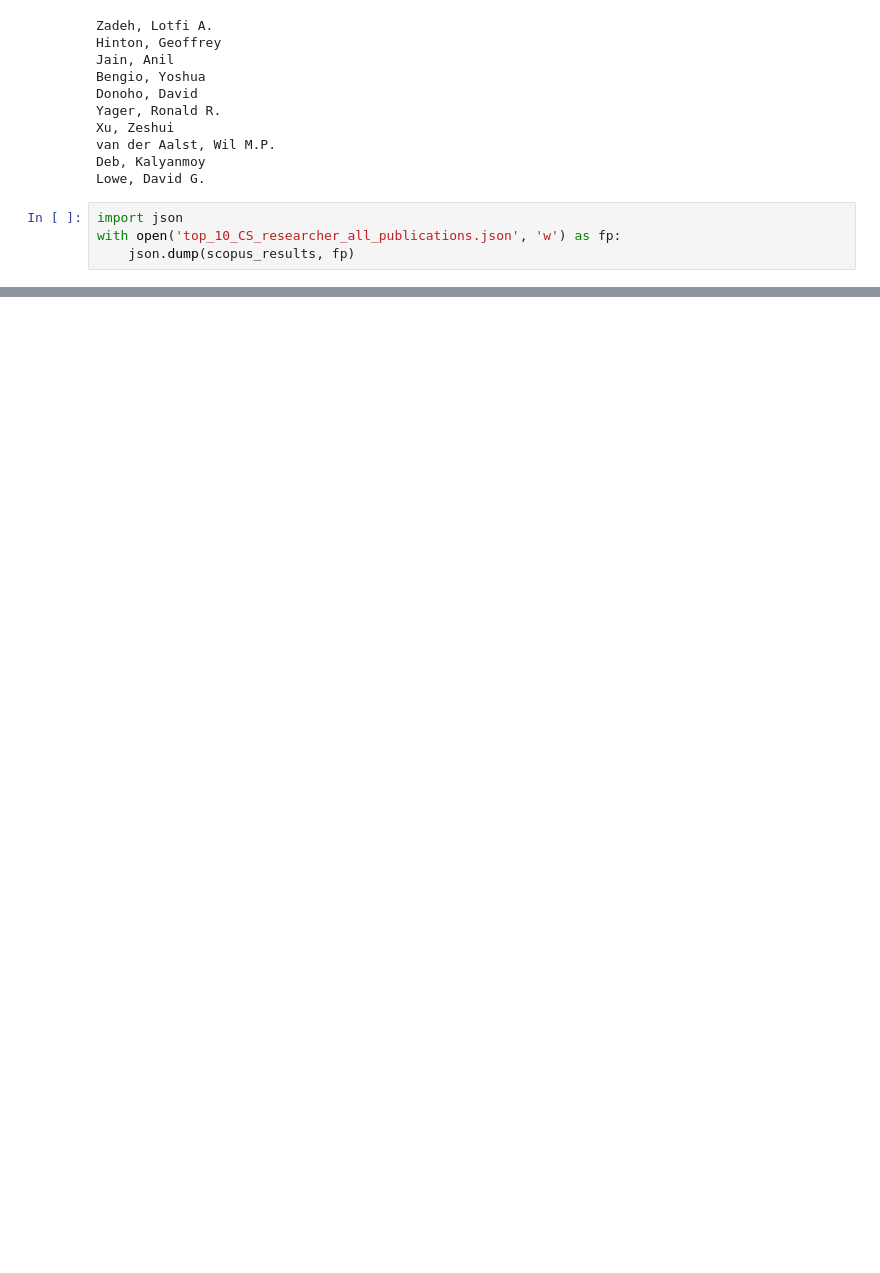
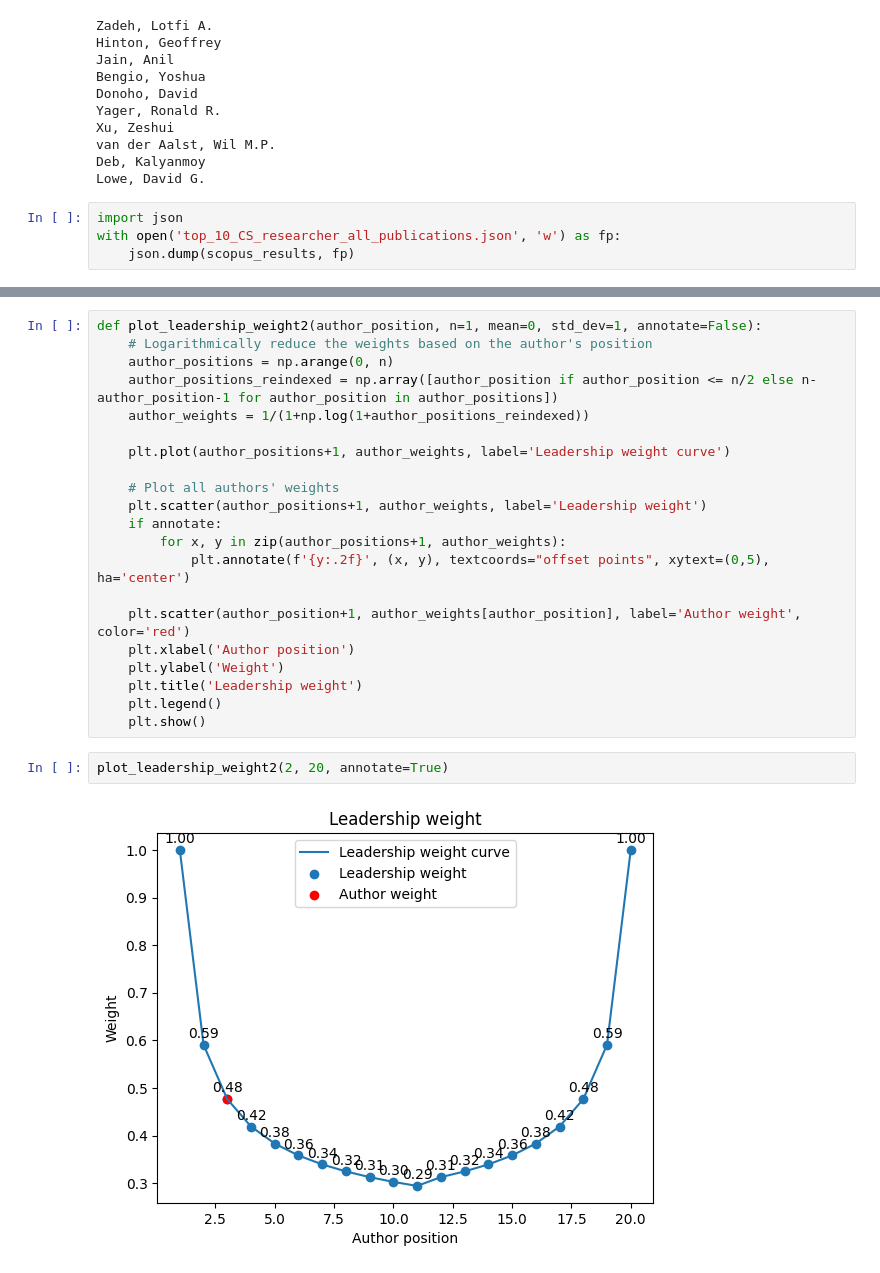
Before and after one commit to nepython/metrics, a Jupyter notebook: scopus.ipynb, the cells around one changed output, grey strips where cells are left out. Saved outputs shown, nothing was run; the diff lists cells and outputs as text; blank space fills up the shorter version.

```diff
--- a/scopus.ipynb
+++ b/scopus.ipynb
@@ -172,0 +230,25 @@ response_abstract.headers
+# %%
+def plot_leadership_weight2(author_position, n=1, mean=0, std_dev=1, annotate=False):
+    # Logarithmically reduce the weights based on the author's position
+    author_positions = np.arange(0, n)
+    author_positions_reindexed = np.array([author_position if author_position <= n/2 else n-author_position-1 for author_position in author_positions])
+    author_weights = 1/(1+np.log(1+author_positions_reindexed))
+
+    plt.plot(author_positions+1, author_weights, label='Leadership weight curve')
+
+    # Plot all authors' weights
+    plt.scatter(author_positions+1, author_weights, label='Leadership weight')
+    if annotate:
+        for x, y in zip(author_positions+1, author_weights):
+            plt.annotate(f'{y:.2f}', (x, y), textcoords="offset points", xytext=(0,5), ha='center')
+
+    plt.scatter(author_position+1, author_weights[author_position], label='Author weight', color='red')
+    plt.xlabel('Author position')
+    plt.ylabel('Weight')
+    plt.title('Leadership weight')
+    plt.legend()
+    plt.show()
+# %%
+plot_leadership_weight2(2, 20, annotate=True)
+# %% [output]
+[figure, added]
```
Also changed, not shown: parts of 17 cells of this notebook, 3 other files.
